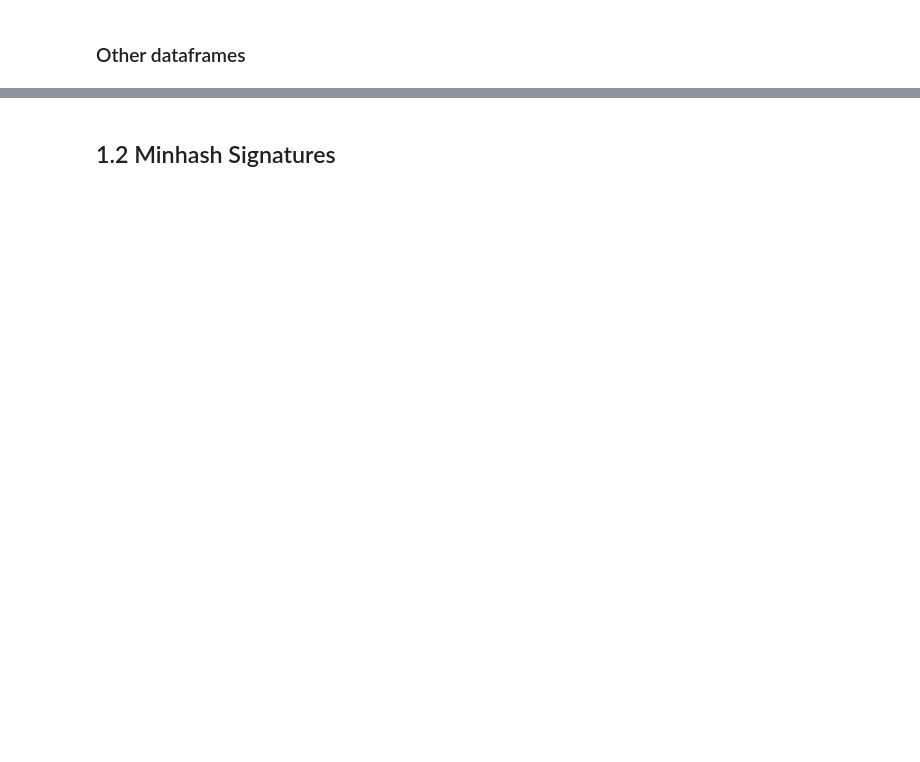
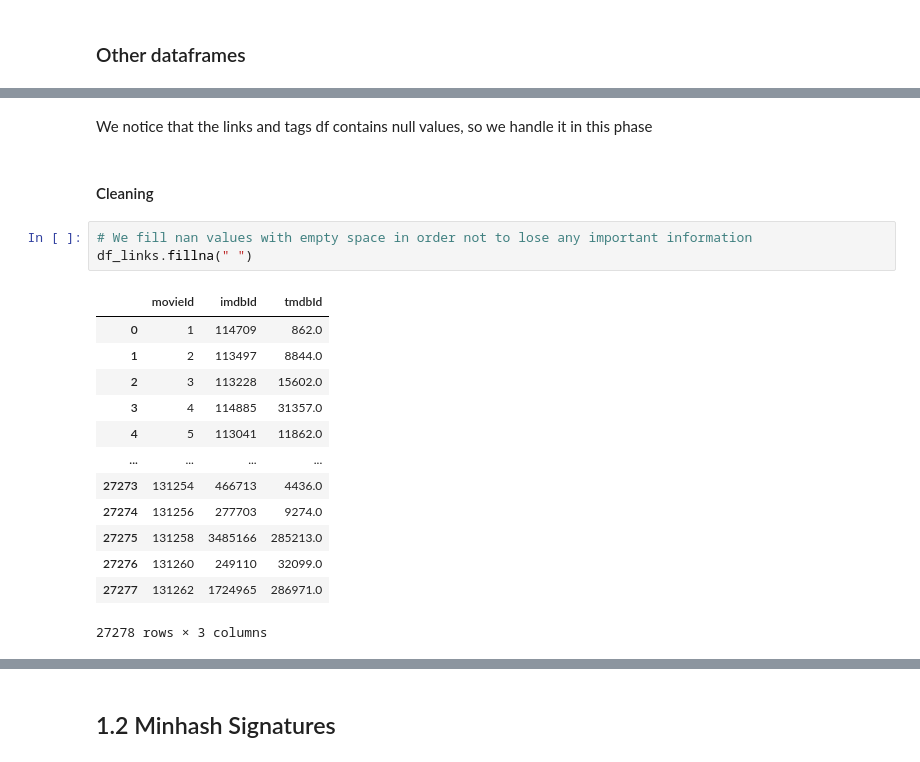
Before and after one commit to yaraoyoussef/ADM-HW4, a Jupyter notebook: main.ipynb, the cells around one changed output, grey strips where cells are left out. Saved outputs shown, nothing was run; the diff lists cells and outputs as text; blank space fills up the shorter version.

```diff
--- a/main.ipynb
+++ b/main.ipynb
@@ -238,0 +316,21 @@ dtype: int64
+# %% [markdown]
+We notice that the links and tags df contains null values, so we handle it in this phase
+# %% [markdown]
+#### Cleaning
+# %%
+# We fill nan values with empty space in order not to lose any important information
+df_links.fillna(" ")
+# %% [output]
+|  | movieId | imdbId | tmdbId |
+| 0 | 1 | 114709 | 862.0 |
+| 1 | 2 | 113497 | 8844.0 |
+| 2 | 3 | 113228 | 15602.0 |
+| 3 | 4 | 114885 | 31357.0 |
+| 4 | 5 | 113041 | 11862.0 |
+| ... | ... | ... | ... |
+| 27273 | 131254 | 466713 | 4436.0 |
+| 27274 | 131256 | 277703 | 9274.0 |
+| 27275 | 131258 | 3485166 | 285213.0 |
+| 27276 | 131260 | 249110 | 32099.0 |
+| 27277 | 131262 | 1724965 | 286971.0 |
+27278 rows × 3 columns
```
Also changed, not shown: parts of 22 cells of this notebook, 1 other file.
